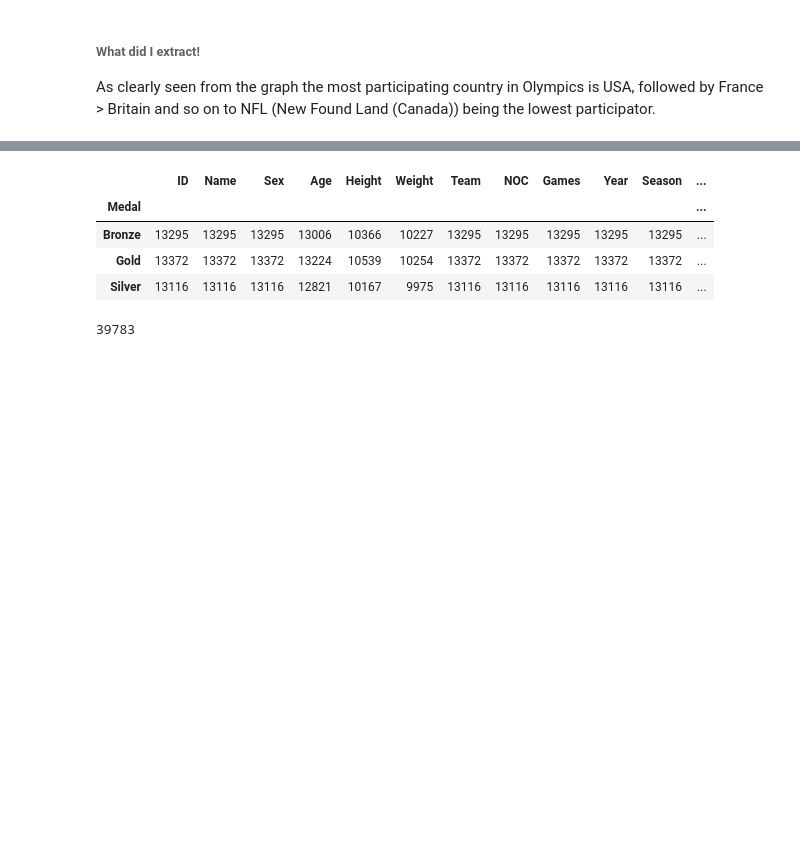
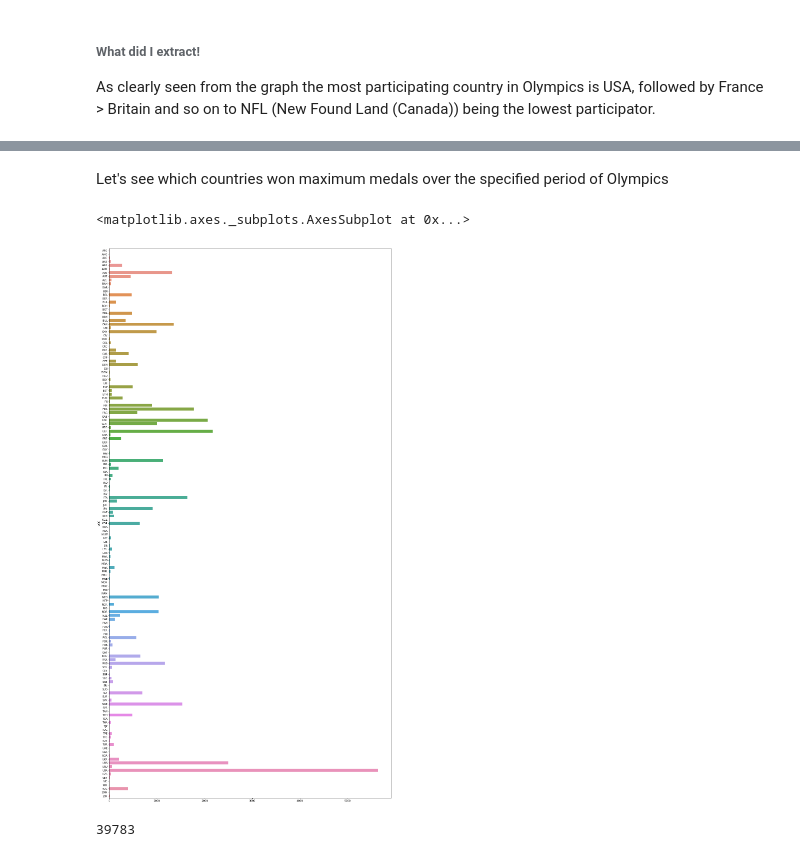
Before and after one commit to nauman-chaudhary/OlympicsDataExploration, a Jupyter notebook: Olympics_Data_Exploration.ipynb, the cells around one changed output, grey strips where cells are left out. Saved outputs shown, nothing was run; the diff lists cells and outputs as text; code cells hidden in the pictures; blank space fills up the shorter version.

Commit message:
Added another plot about Medals won by countries

```diff
--- a/Olympics_Data_Exploration.ipynb
+++ b/Olympics_Data_Exploration.ipynb
@@ -85,10 +87,5 @@ As clearly seen from the graph the most participating country in Olympics is USA
+# %% [markdown]
+Let's see which countries won maximum medals over the specified period of Olympics
 # %%
-medal_distribution = data.groupby('Medal')
+medal_distribution_by_country = data.groupby('NOC')['Medal'].count()
+#medal_distribution_by_country.idxmax()
-# %%
-medal_distribution.count()
-# %% [output]
-|  | ID | Name | Sex | Age | Height | Weight | Team | NOC | Games | Year | Season | ... |
-| Medal |  |  |  |  |  |  |  |  |  |  |  | ... |
-| Bronze | 13295 | 13295 | 13295 | 13006 | 10366 | 10227 | 13295 | 13295 | 13295 | 13295 | 13295 | ... |
-| Gold | 13372 | 13372 | 13372 | 13224 | 10539 | 10254 | 13372 | 13372 | 13372 | 13372 | 13372 | ... |
-| Silver | 13116 | 13116 | 13116 | 12821 | 10167 | 9975 | 13116 | 13116 | 13116 | 13116 | 13116 | ... |
@@ -97,3 +92,12 @@ per_person_participation = data['Medal'].value_counts()
+# %%
+# Filtering out countries who have won no medal so far
+medal_distribution_by_country = medal_distribution_by_country[medal_distribution_by_country > 0]
+# %%
+plt.figure(figsize=(20,40))
+sns.barplot(y=medal_distribution_by_country.index,x=medal_distribution_by_country.values)
+# %% [output]
+<matplotlib.axes._subplots.AxesSubplot at 0x...>
+[figure, added]
 # %%
 per_person_participation.Bronze + per_person_participation.Gold + per_person_participation.Silver
 # %% [output]
```
Also changed, not shown: parts of 2 cells of this notebook.
